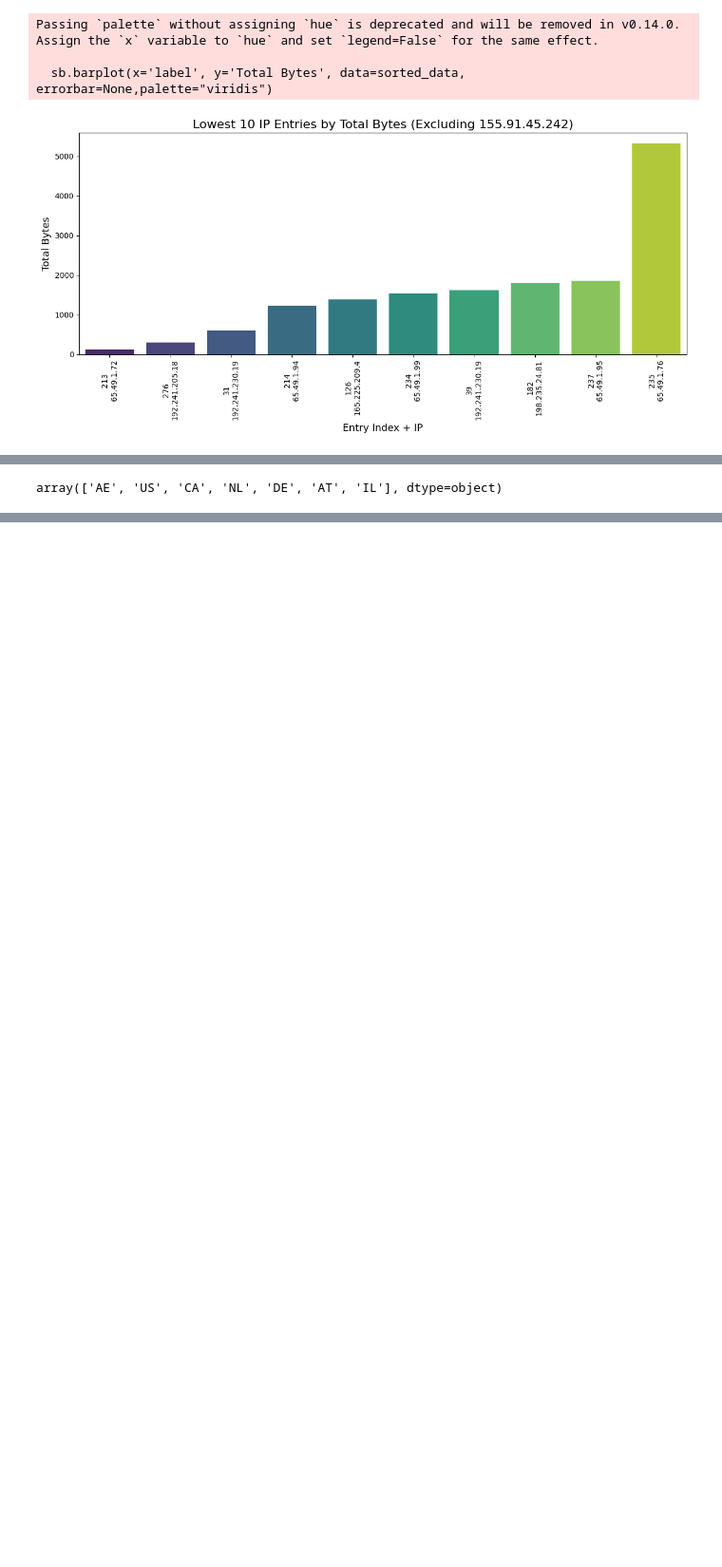
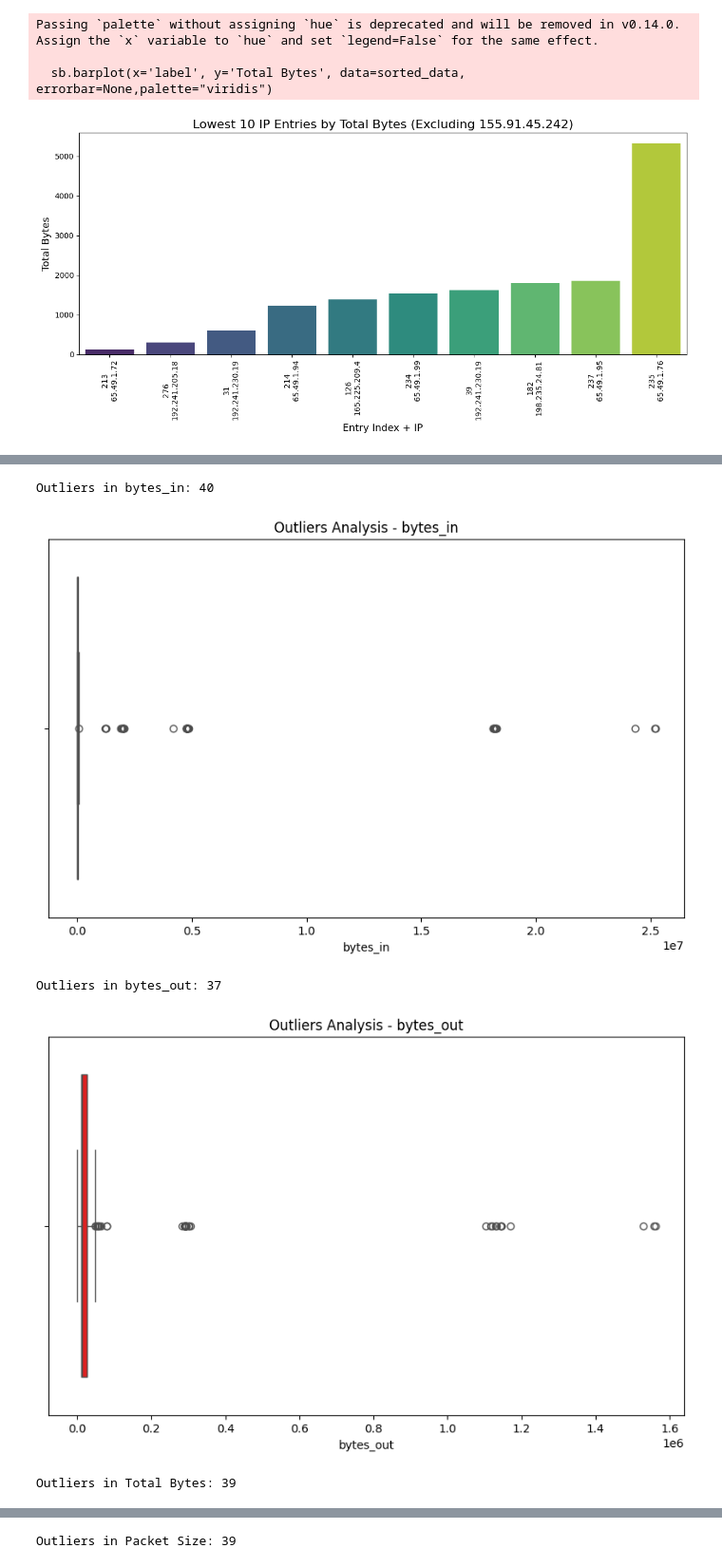
Before and after one commit to Christophermathai/Web-Threat-Analysis, a Jupyter notebook: Web Threat Analysis.ipynb, the cells around one changed output, grey strips where cells are left out. Shown at 95% size. Drawn from its saved outputs; the diff is of its cells as text; code cells hidden in the pictures; blank space fills up the shorter version.

```diff
--- a/Web Threat Analysis.ipynb
+++ b/Web Threat Analysis.ipynb
@@ -237,4 +396,26 @@ world_map.save("Outputs/source_ip_folium_map.html")
 # %%
-data['src_ip_country_code'].unique()
+
+num_cols = data.select_dtypes(include=['int64','float64'])
+num_cols=num_cols.drop('is_malicious',axis=1)
+num_cols=num_cols.drop('response.code',axis=1)
+num_cols=num_cols.drop('dst_port',axis=1)
+num_cols=num_cols.drop('Duration',axis=1)
+for col in num_cols.columns:
+    Q1 = data[col].quantile(0.25)
+    Q3 = data[col].quantile(0.75)
+    IQR = Q3 - Q1
+    outliers = data[(data[col] < (Q1 - 1.5 * IQR)) | (data[col] > (Q3 + 1.5 * IQR))]
+    print(f"\nOutliers in {col}: {len(outliers)}")
+
+    # Boxplot for visualizing outliers
+    plt.figure(figsize=(10, 6))
+    sb.boxplot(data=data, x=col, color='red')
+    plt.title(f'Outliers Analysis - {col}')
+    plt.savefig(f"Outputs/Outliers Analysis - {col}")
+    plt.show()
 # %% [output]
-array(['AE', 'US', 'CA', 'NL', 'DE', 'AT', 'IL'], dtype=object)
+Outliers in bytes_in: 40
+[figure, added]
+Outliers in bytes_out: 37
+[figure, added]
+Outliers in Total Bytes: 39
@@ -240,0 +423 @@ array(['AE', 'US', 'CA', 'NL', 'DE', 'AT', 'IL'], dtype=object)
+Outliers in Packet Size: 39
```
Also changed, not shown: parts of 27 cells of this notebook, 9 other files.
